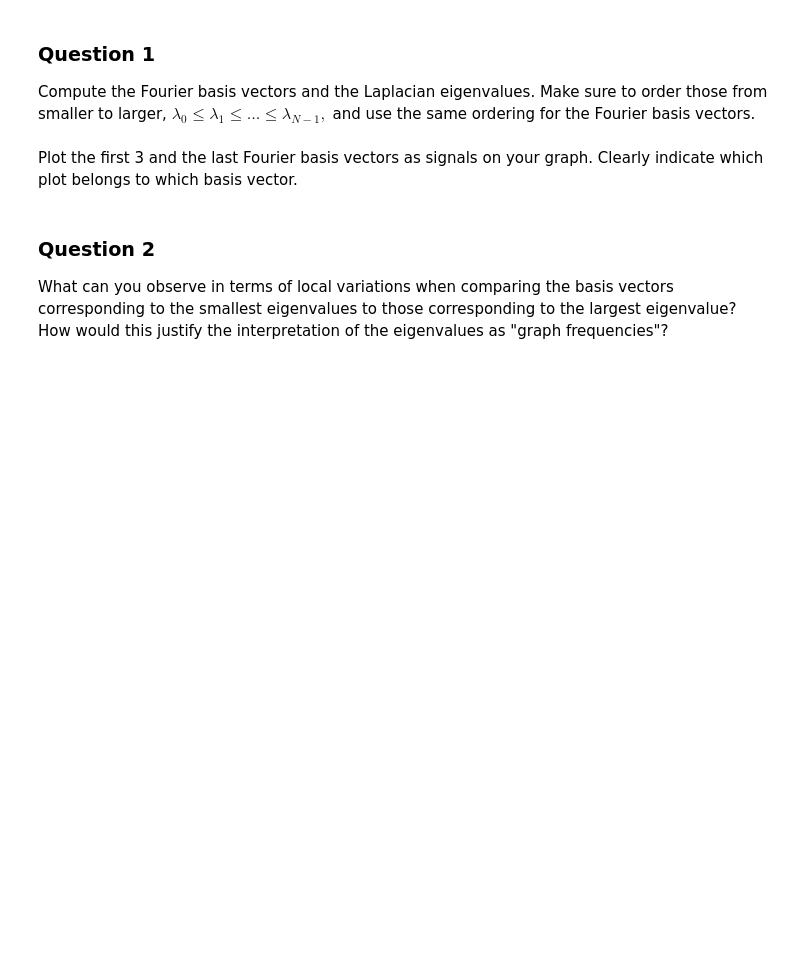
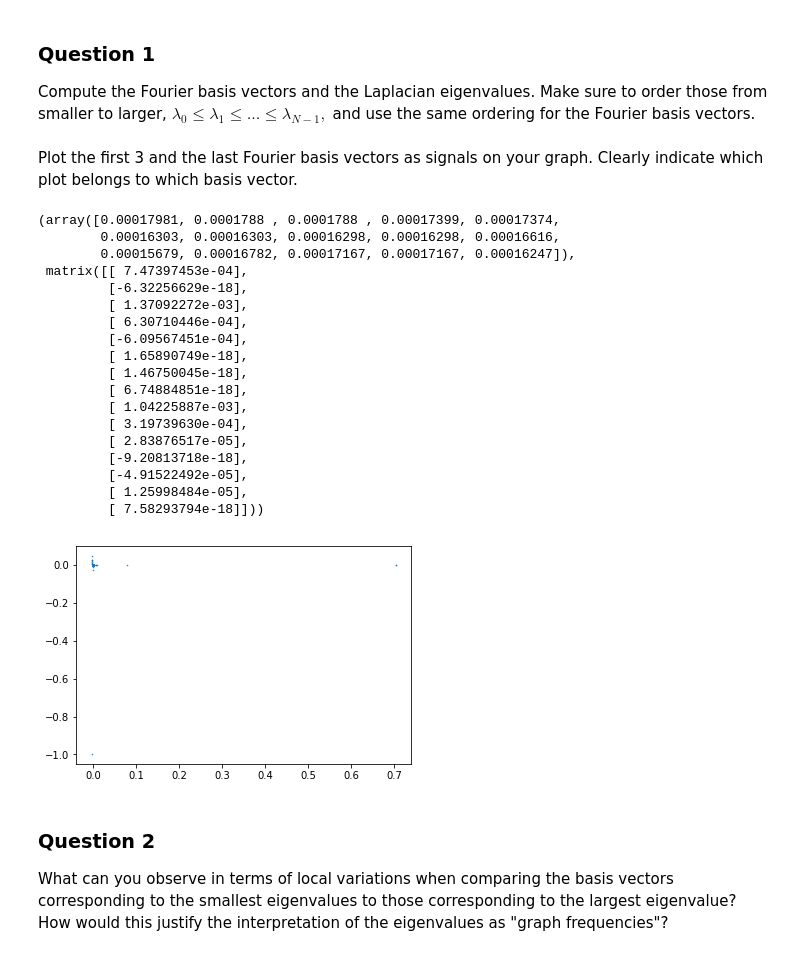
Before and after one commit to mattminder/ntds_24, a Jupyter notebook: Milestone_4/4_graph_signal_processing.ipynb, the cells around one changed output. Drawn from its saved outputs; the diff is of its cells as text; code cells hidden in the pictures; blank space fills up the shorter version.

```diff
--- a/Milestone_4/4_graph_signal_processing.ipynb
+++ b/Milestone_4/4_graph_signal_processing.ipynb
@@ -130,6 +130,6 @@ In this section we will observe how your feature/label vector looks like in the
 Compute the Fourier basis vectors and the Laplacian eigenvalues. Make sure to order those from smaller to larger, $\lambda_0 \leq \lambda_1 \leq \dots \leq \lambda_{N-1},$ and use the same ordering for the Fourier basis vectors.
 # %%
 e = eigenvalues # (Computed above) Ordered Laplacian eigenvalues.
-U = U #(Computed above, see 0)
+U = (np.asmatrix(U)) #(Computed above, see 0)
 # %% [markdown]
 Plot the first 3 and the last Fourier basis vectors as signals on your graph. Clearly indicate which plot belongs to which basis vector.
@@ -138,3 +136,32 @@ Plot the first 3 and the last Fourier basis vectors as signals on your graph. Cl
+# %%
+evals_c, evecs_c = sparse.linalg.eigs(laplacian,k=3, which='SM')
+
+#plt.plot(U[:,1],U[:,2],'.',markersize=1)
+#plt.title('Embedding with Combinatorial Laplacian')
+# %%
+plt.plot(np.real(evecs_c[:,1]), np.real(evecs_c[:,2]), '.', markersize=1)
+
+np.real(evecs_c)[:15,2], U[:15, 2]
+# %% [output]
+(array([0.00017981, 0.0001788 , 0.0001788 , 0.00017399, 0.00017374,
+        0.00016303, 0.00016303, 0.00016298, 0.00016298, 0.00016616,
+        0.00015679, 0.00016782, 0.00017167, 0.00017167, 0.00016247]),
+ matrix([[ 7.47397453e-04],
+         [-6.32256629e-18],
+         [ 1.37092272e-03],
+         [ 6.30710446e-04],
+         [-6.09567451e-04],
+         [ 1.65890749e-18],
+         [ 1.46750045e-18],
+         [ 6.74884851e-18],
+         [ 1.04225887e-03],
+         [ 3.19739630e-04],
+         [ 2.83876517e-05],
+         [-9.20813718e-18],
+         [-4.91522492e-05],
+         [ 1.25998484e-05],
+         [ 7.58293794e-18]]))
+[figure, added]
 # %% [markdown]
 ### Question 2
 
```
Also changed, not shown: parts of 9 cells of this notebook.
